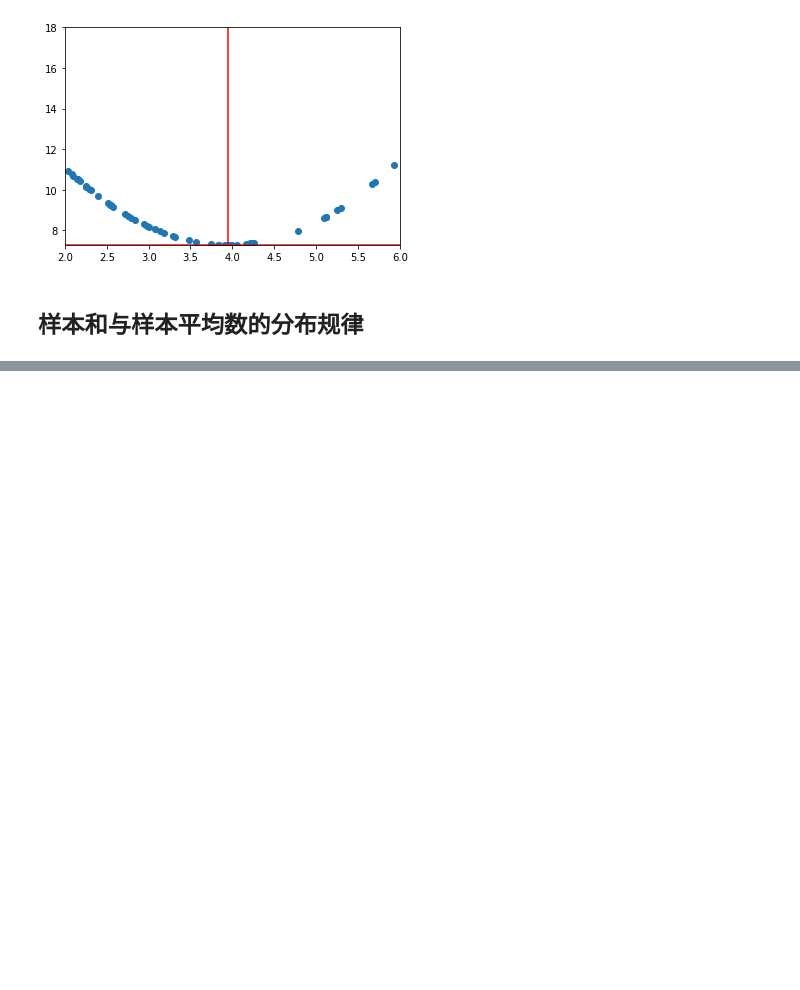
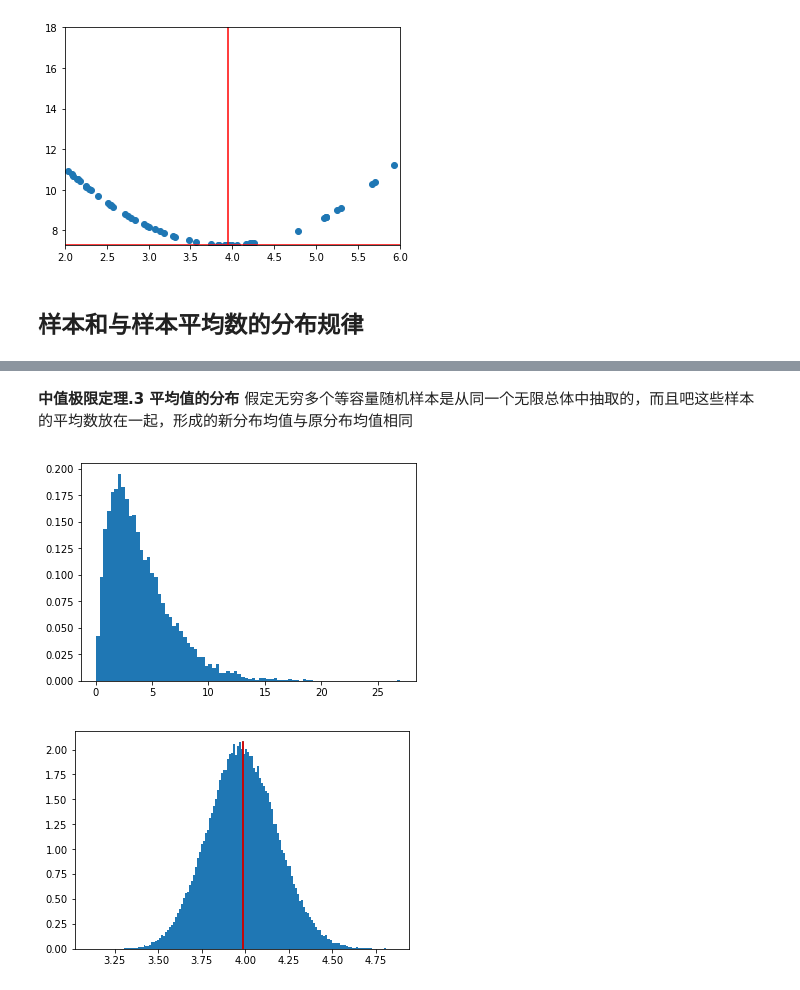
Before and after one commit to beneon/medstat, a Jupyter notebook: lect-1/lect01.ipynb, the cells around one changed output, grey strips where cells are left out. Saved outputs shown, nothing was run; the diff lists cells and outputs as text; code cells hidden in the pictures; blank space fills up the shorter version.

```diff
--- a/lect-1/lect01.ipynb
+++ b/lect-1/lect01.ipynb
@@ -83,0 +126,25 @@ plt.show()
+# %% [markdown]
+**中值极限定理.3 平均值的分布**
+假定无穷多个等容量随机样本是从同一个无限总体中抽取的，而且吧这些样本的平均数放在一起，形成的新分布均值与原分布均值相同
+# %%
+pop_clt = pops['chisq4']
+mean_pop_clt = np.mean(pop_clt)
+# sample size
+sample_size = 50
+# iteration times
+iteration = 100000
+cnt1,bins1,ign1 = plt.hist(pop_clt,'auto',density=True)
+plt.show()
+mean_sample = []
+for i in range(iteration):
+    sample = np.random.choice(pop_clt,sample_size)
+    mean_sample.append(np.mean(sample))
+cnt2,bins2,ign2 = plt.hist(mean_sample, 'auto', density = True)
+y_min = cnt2.min()
+y_max = cnt2.max()
+drawLine(y_min,y_max,np.mean(pop_clt),plt,color='black')
+drawLine(y_min,y_max,np.mean(mean_sample),plt,color='red')
+plt.show()
+# %% [output]
+[figure, added]
+[figure, added]
```
Also changed, not shown: parts of 10 cells of this notebook, 3 other files.
